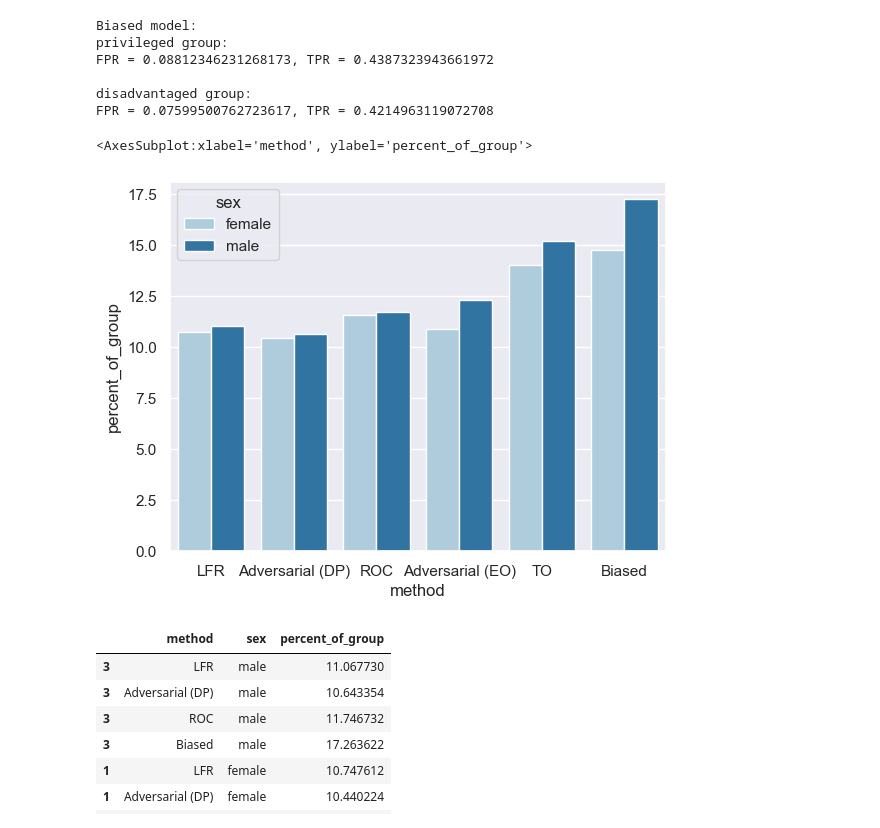
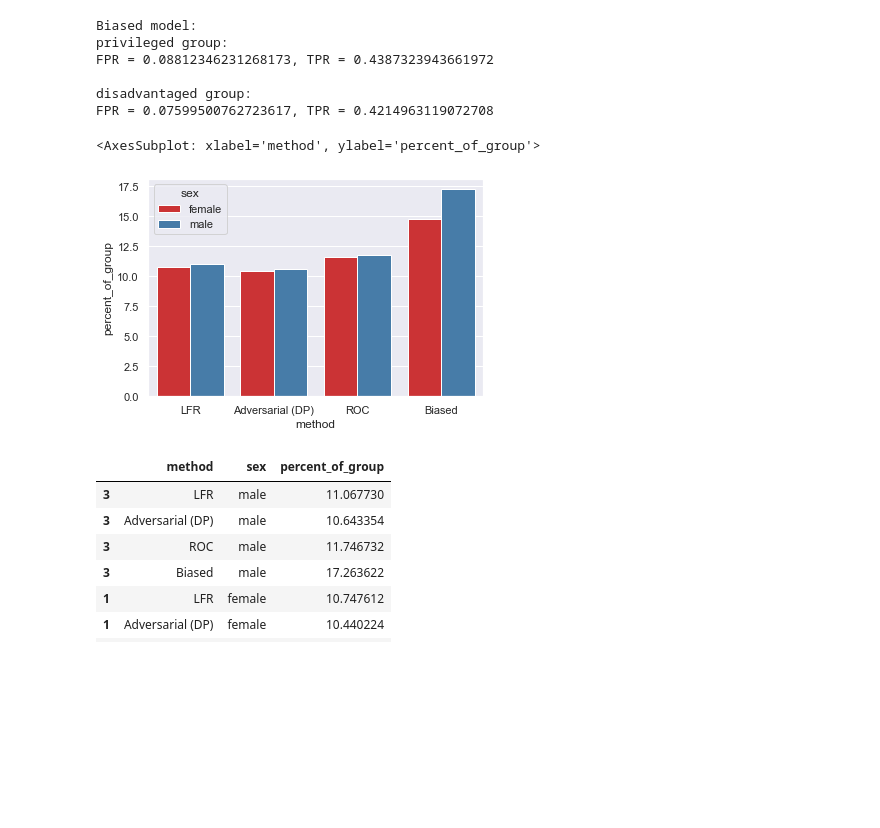
Before and after one commit to axa-rev-research/comparing-fairML-strategies, a Jupyter notebook: notebooks/analyses.ipynb, the cells around one changed output. Saved outputs shown, nothing was run; the diff lists cells and outputs as text; code cells hidden in the pictures; blank space fills up the shorter version.

```diff
--- a/notebooks/analyses.ipynb
+++ b/notebooks/analyses.ipynb
@@ -810,8 +684,6 @@ compas_biased = compas.groupby(['race', 'biased_pred']).count()[['target']].assi
                                                                         len(compas[compas.race=='White']),
                                                                         len(compas[compas.race=='White'])])
 compas_biased = compas_biased.assign(percent_of_group = compas_biased.target.values / compas_biased.card_group.values * 100)[['percent_of_group']].reset_index().assign(method = 'Biased')
-# %%
-sns.set_palette('Paired')
 # %%
 fpr_male_adveq, tpr_male_adveq = metrics.confusion_matrix(compas[compas.race=='White'].target,
                                               compas[compas.race=='White'].adveq_pred,
@@ -993,8 +875,6 @@ dutch_biased = dutch.groupby(['sex', 'biased_pred']).count()[['target']].assign(
                                                                         len(dutch[dutch.sex=='male']),
                                                                         len(dutch[dutch.sex=='male'])])
 dutch_biased = dutch_biased.assign(percent_of_group =  dutch_biased.target.values / dutch_biased.card_group.values * 100)[['percent_of_group']].reset_index().assign(method = 'Biased')
-# %%
-sns.set_palette('Paired')
 # %%
 plot_df = pd.concat([
     dutch_lfr[dutch_lfr.lfr_pred==1],
@@ -1165,8 +1044,6 @@ bank_biased = bank.groupby(['age_cat', 'biased_pred']).count()[['target']].assig
                                                                         len(bank[bank.age_cat==1]),
                                                                         len(bank[bank.age_cat==1])])
 bank_biased = bank_biased.assign(percent_of_group = bank_biased.target.values / bank_biased.card_group.values * 100)[['percent_of_group']].reset_index().assign(method = 'Biased')
-# %%
-sns.set_palette('Paired')
 # %%
 plot_df = pd.concat([
     bank_lfr[bank_lfr.lfr_pred==1],
@@ -1287,6 +1162,10 @@ plot_df[plot_df.method.isin(['LFR', 'Adversarial (DP)', 'ROC',
 | 1 | Biased | Disadvantaged | 6.719267 |
 # %% [markdown]
 ### Credit
+# %%
+credit=credit.assign(sex = credit.sex.map(
+    lambda x: 'male' if x==1 else 'female'
+))
 # %%
 credit_lfr = credit.groupby(['sex', 'lfr_pred']).count()[['target']].assign(card_group = [len(credit[credit.sex=='female']),
                                                                         len(credit[credit.sex=='female']),
@@ -1397,23 +1276,21 @@ FPR = 0.07599500762723617, TPR = 0.4214963119072708
 # %%
 plot_df = pd.concat([
     credit_lfr[credit_lfr.lfr_pred==1],
     credit_adv[credit_adv.adv_dp_pred==1],
     credit_roc[credit_roc.roc_pred==1],
-    credit_adveq[credit_adveq.adv_eq_pred==1],
-    credit_eq[credit_eq.eq_pred==1],
     credit_biased[credit_biased.biased_pred==1]
 ])
 
 
 sns.barplot(
     data=plot_df,
     x='method',
     y='percent_of_group',
     hue='sex'
 )
 # %% [output]
-<AxesSubplot:xlabel='method', ylabel='percent_of_group'>
+<AxesSubplot: xlabel='method', ylabel='percent_of_group'>
-[figure, old version]
+[figure, new version]
 # %%
 plot_df[plot_df.method.isin(['LFR', 'Adversarial (DP)', 'ROC',
        'Biased'])][['method', 'sex', 'percent_of_group']].sort_values(['sex'], ascending=False)
```
Also changed, not shown: parts of 71 cells of this notebook, 2 other files.
